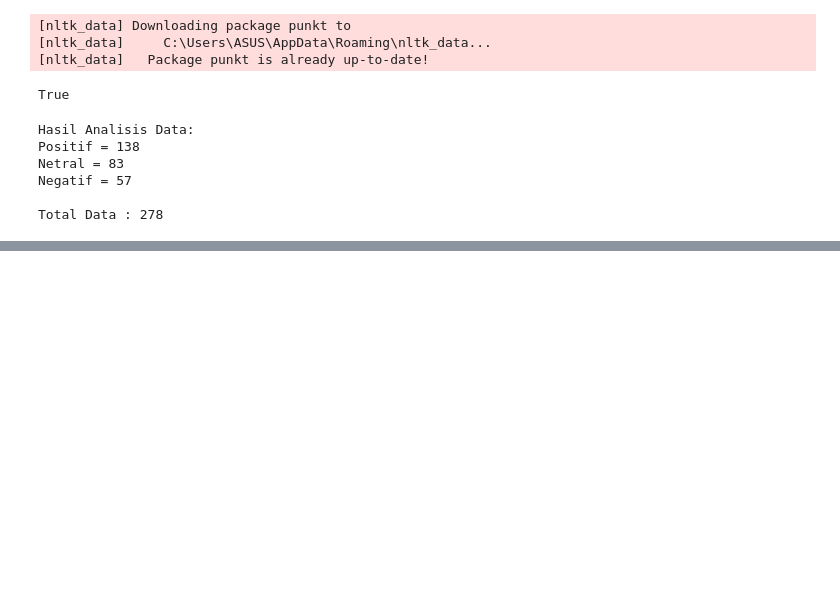
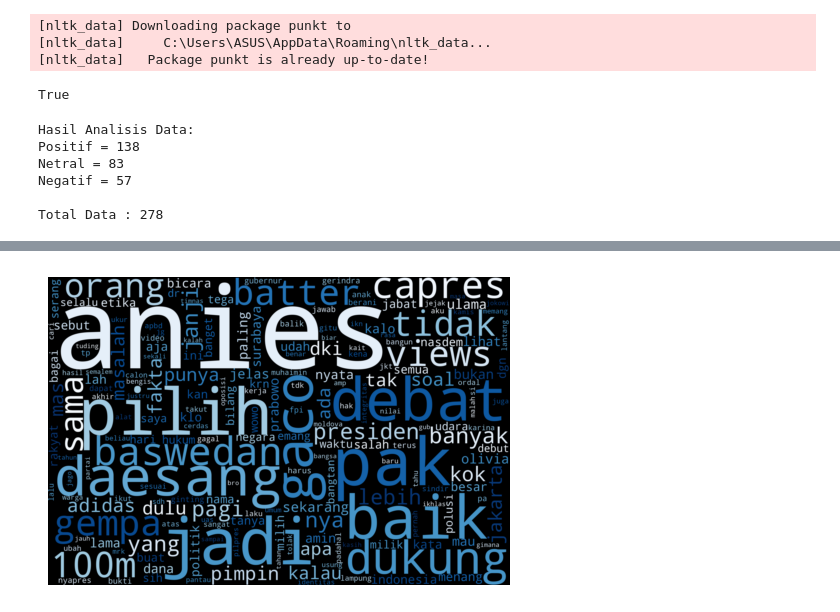
Before and after one commit to soraawistaria/learning_datascience, a Jupyter notebook: AnalisisSentimenCapres/analisis.ipynb, the cells around one changed output, grey strips where cells are left out. Saved outputs shown, nothing was run; the diff lists cells and outputs as text; code cells hidden in the pictures; blank space fills up the shorter version.

```diff
--- a/AnalisisSentimenCapres/analisis.ipynb
+++ b/AnalisisSentimenCapres/analisis.ipynb
@@ -296,0 +315,24 @@ data
+# %%
+from wordcloud import WordCloud, STOPWORDS
+
+def plot_cloud(wordcloud):
+    plt.figure(figsize=(6,4))
+    plt.imshow(wordcloud, interpolation='bilinear')
+    plt.axis('off')
+    plt.show
+
+all_words = ' '.join([tweets for tweets in data['full_text']])
+
+wordcloud = WordCloud(
+    width=3000,
+    height=2000,
+    random_state=3,
+    background_color='black',
+    colormap='Blues_r',
+    collocations=False,
+    stopwords=STOPWORDS
+).generate(all_words)
+
+plot_cloud(wordcloud)
+# %% [output]
+[figure, added]
```
Also changed, not shown: parts of 4 cells of this notebook.
